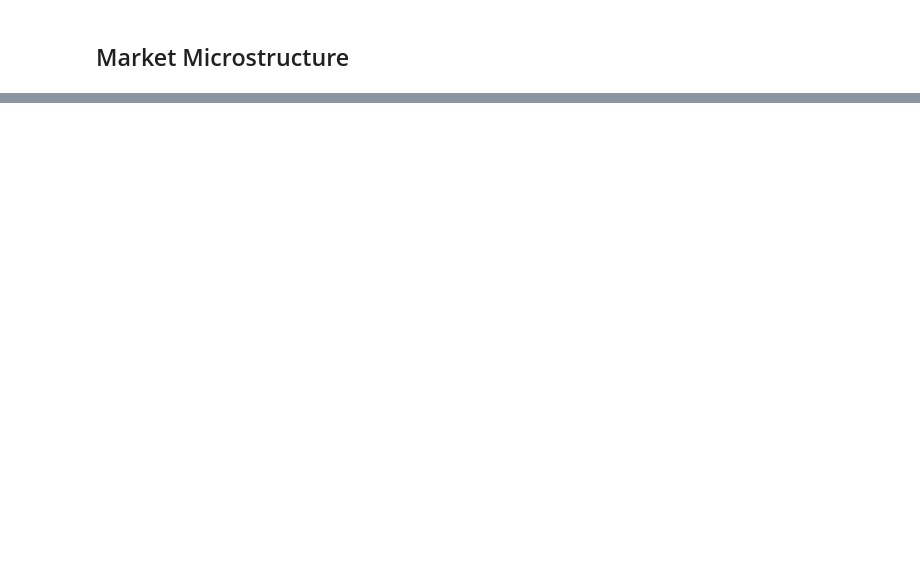
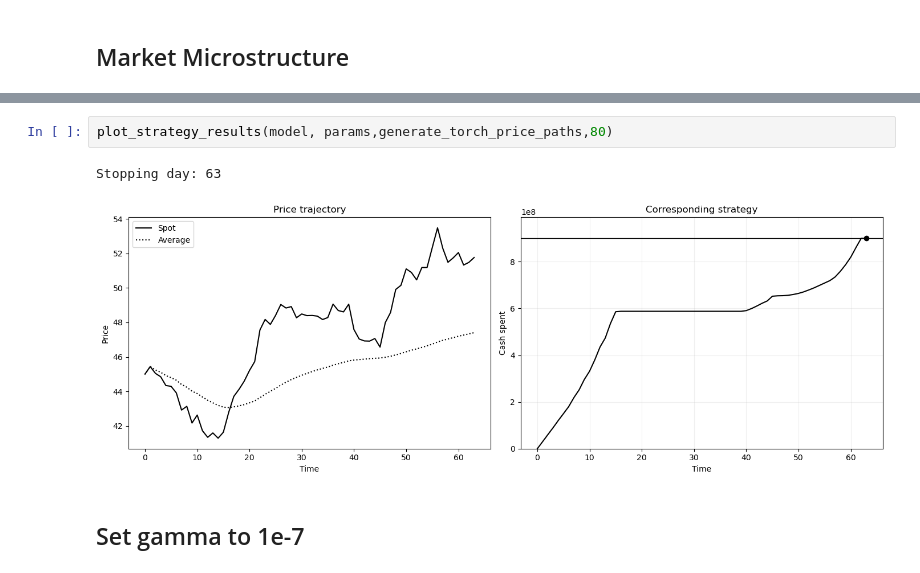
Before and after one commit to LaiquendiJ/Market-Microstructure-CW-2026, a Jupyter notebook: code.ipynb, the cells around one changed output, grey strips where cells are left out. Drawn from its saved outputs; the diff is of its cells as text; blank space fills up the shorter version.

```diff
--- a/code.ipynb
+++ b/code.ipynb
@@ -386,0 +373,7 @@ n=63, v_tilde(S>A) mean=nan
+# %%
+plot_strategy_results(model, params,generate_torch_price_paths,80)
+# %% [output]
+Stopping day: 63
+[figure, added]
+# %% [markdown]
+## Set gamma to 1e-7
```
Also changed, not shown: parts of 10 cells of this notebook, 5 other files.
